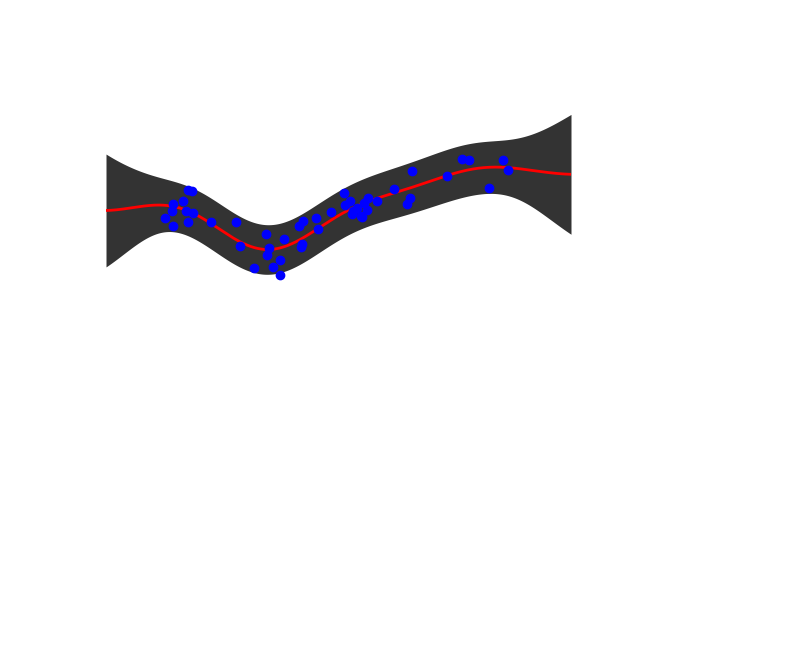
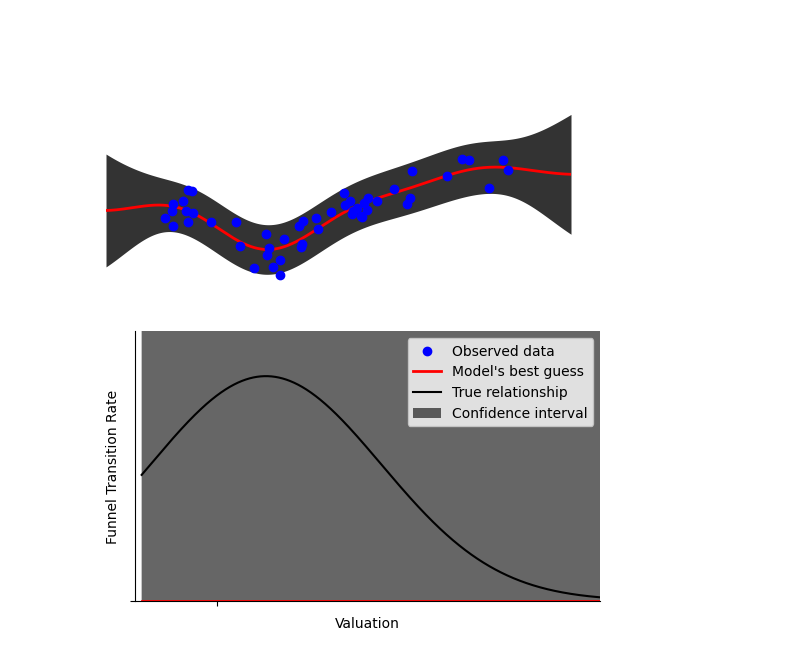
Before and after one commit to Sheev13/gp-tutorial, a Jupyter notebook: sandbox.ipynb, the cells around one changed output. Cells and saved outputs as stored; diff of their text form; code cells hidden in the pictures; blank space fills up the shorter version.

Commit message:
added learning with new datapoints anim

```diff
--- a/sandbox.ipynb
+++ b/sandbox.ipynb
@@ -453,3 +453,48 @@ ani = animation.FuncAnimation(fig, animate, frames=range(training_steps), interv
 ani.save('figs/gp_learning_sig.mp4', writer='ffmpeg', fps=60)
 # %% [output]
 [figure]
+# %%
+x = torch.rand((25,)) * 3 - 0.5
+y = (-(x - 0.3).pow(2)).exp() + torch.randn_like(x)*0.05
+y_func = lambda x: (-(x - 0.3).pow(2)).exp()
+x_test = torch.linspace(x.min(), x.max(), 1000)
+
+geepee = gp.GP(sigma_y = 0.05, learn_sigma_y=False, learn_l=True)
+opt = torch.optim.Adam(geepee.parameters(), lr=5e-2)
+
+fig, ax = plt.subplots(1, 1, figsize=(6, 3.5))
+
+def animate(i):
+    for _ in range(100):
+        opt.zero_grad()
+        l = - geepee.log_marginal_likelihood(x[:i], y[:i])
+        l.backward()
+        opt.step()
+    with torch.no_grad():
+        gp_posterior = geepee(x_test, X=x[:i], y=y[:i], observation_noise=True)
+    mu, stds = gp.get_mean_and_stds(gp_posterior)
+    plt.cla()
+    ax.set_xlabel('Valuation')
+    ax.set_ylabel('Funnel Transition Rate')
+    ax.scatter(x[:i], y[:i], color='blue', zorder=999, label='Observed data')
+    ax.set_xticks([0.0])
+    ax.set_yticks([0.0])
+    ax.set_xticklabels([])
+    ax.set_yticklabels([])
+    ax.spines['top'].set_visible(False)
+    ax.spines['right'].set_visible(False)
+    ax.set_ylim([0.0, 1.2])
+    ax.set_xlim([-0.5, x.max()])
+    ax.plot(x_test, mu, color='red', linewidth=2.0, zorder=1000, label="Model's best guess")
+    ax.plot(x_test, y_func(x_test), color='black', label='True relationship')
+    ax.fill_between(x_test, mu-2*stds, mu+2*stds, color='black', alpha=0.6, linewidth=0.0, label='Confidence interval')
+    ax.legend()
+    # for cont in range(cont_gran):
+    #     c = cont / cont_gran
+    #     plt.fill_between(x_test, mu-2*c*stds, mu+2*c*stds, color='black', alpha=0.1*(1-c))
+
+    return ax,
+ani = animation.FuncAnimation(fig, animate, frames=range(x.shape[0]), interval=50, blit=False)
+ani.save('figs/gp_learning_more_data.mp4', writer='ffmpeg', fps=2)
+# %% [output]
+[figure, added]
```
Also changed, not shown: 1 other file.
